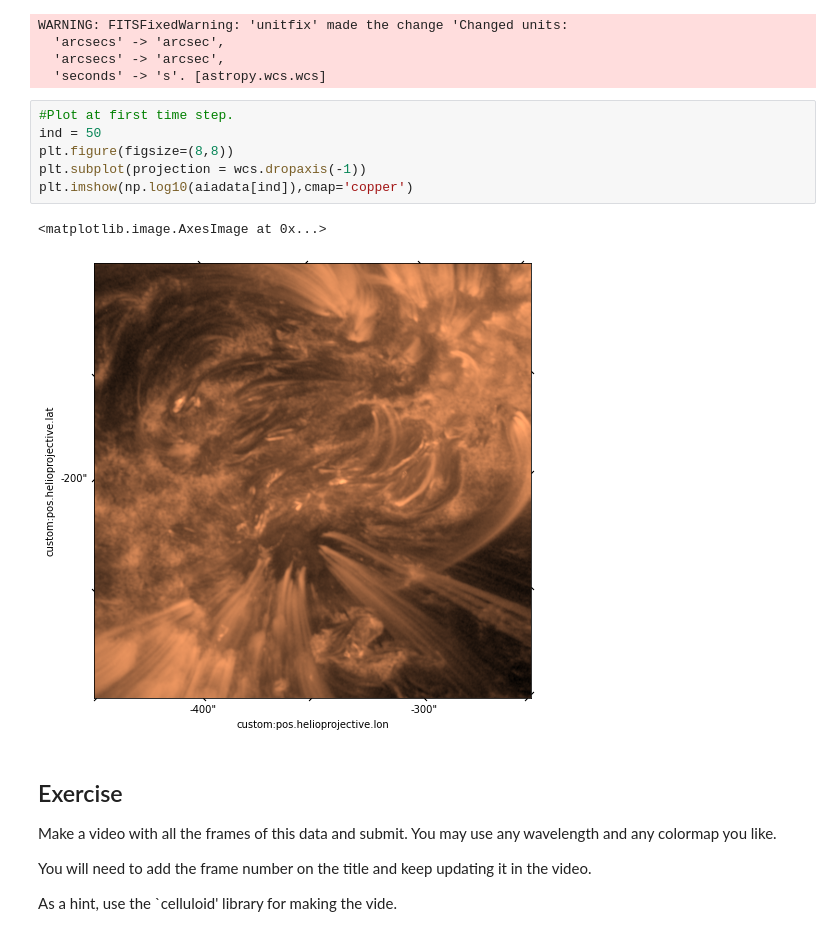
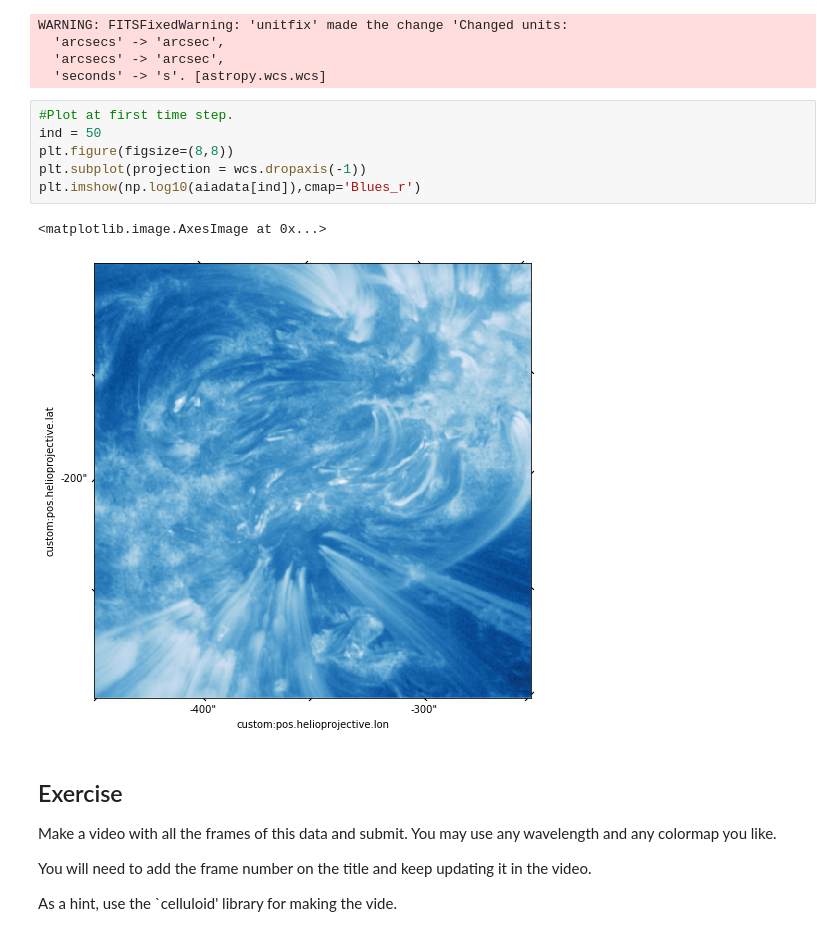
Before and after one commit to Vishal-Upendran/IUCAASummerSchool2021, a Jupyter notebook: Python_Intro.ipynb, the cells around one changed output. Cells and saved outputs as stored; diff of their text form.

```diff
--- a/Python_Intro.ipynb
+++ b/Python_Intro.ipynb
@@ -331,12 +351,12 @@ WARNING: FITSFixedWarning: 'unitfix' made the change 'Changed units:
 # %%
 #Plot at first time step.
 ind = 50
 plt.figure(figsize=(8,8))
 plt.subplot(projection = wcs.dropaxis(-1))
-plt.imshow(np.log10(aiadata[ind]),cmap='copper')
+plt.imshow(np.log10(aiadata[ind]),cmap='Blues_r')
 # %% [output]
 <matplotlib.image.AxesImage at 0x...>
-[figure, old version]
+[figure, new version]
 # %% [markdown]
 ## Exercise
 
```
Also changed, not shown: parts of 13 cells of this notebook.
